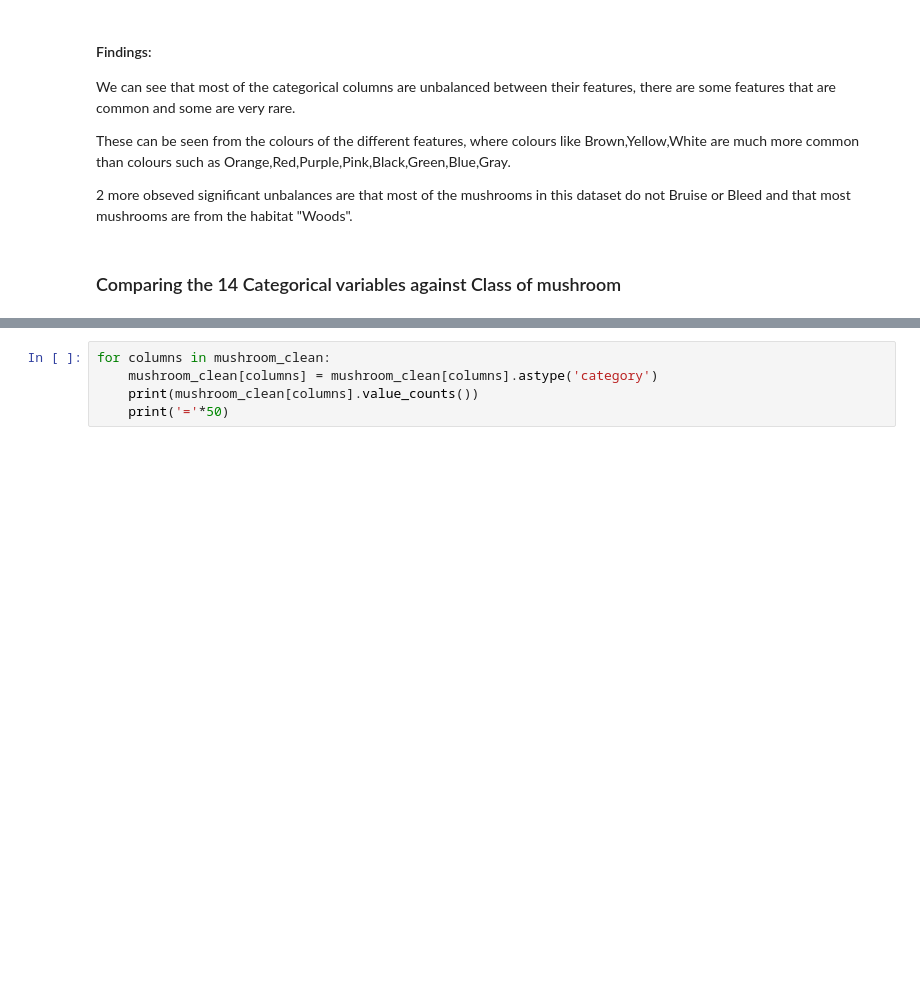
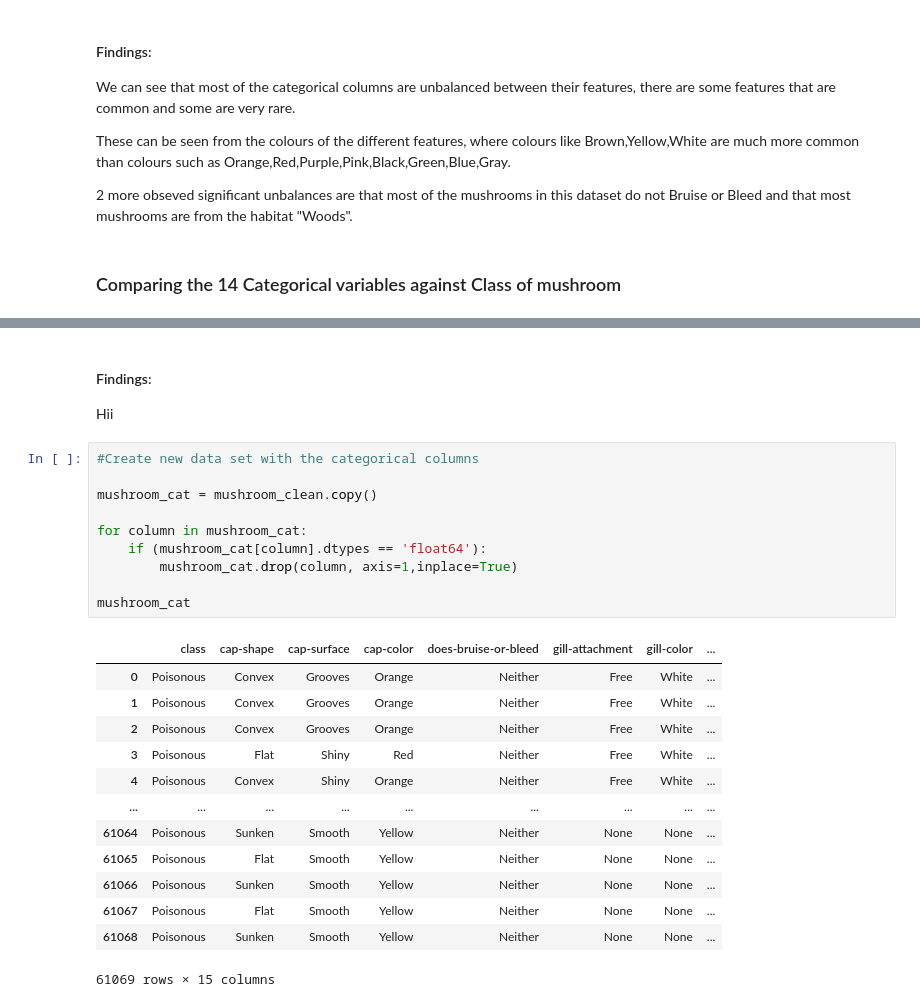
Before and after one commit to LeQi008/Mushroom_Classification, a Jupyter notebook: Data_Preparation_Cleaning.ipynb, the cells around one changed output, grey strips where cells are left out. Drawn from its saved outputs; the diff is of its cells as text; blank space fills up the shorter version.

```diff
--- a/Data_Preparation_Cleaning.ipynb
+++ b/Data_Preparation_Cleaning.ipynb
@@ -320,8 +390,31 @@ for column in mushroom_clean:
 <Figure size 900x400 with 0 Axes>
 [figure]
 ... (16 outputs left out)
-# %%
-for columns in mushroom_clean:
-    mushroom_clean[columns] = mushroom_clean[columns].astype('category')
-    print(mushroom_clean[columns].value_counts())
-    print('='*50)
+# %% [markdown]
+#### Findings:
+
+Hii
+# %%
+#Create new data set with the categorical columns
+
+mushroom_cat = mushroom_clean.copy()
+
+for column in mushroom_cat:
+    if (mushroom_cat[column].dtypes == 'float64'):
+        mushroom_cat.drop(column, axis=1,inplace=True)
+
+mushroom_cat
+# %% [output]
+|  | class | cap-shape | cap-surface | cap-color | does-bruise-or-bleed | gill-attachment | gill-color | ... |
+| 0 | Poisonous | Convex | Grooves | Orange | Neither | Free | White | ... |
+| 1 | Poisonous | Convex | Grooves | Orange | Neither | Free | White | ... |
+| 2 | Poisonous | Convex | Grooves | Orange | Neither | Free | White | ... |
+| 3 | Poisonous | Flat | Shiny | Red | Neither | Free | White | ... |
+| 4 | Poisonous | Convex | Shiny | Orange | Neither | Free | White | ... |
+| ... | ... | ... | ... | ... | ... | ... | ... | ... |
+| 61064 | Poisonous | Sunken | Smooth | Yellow | Neither | None | None | ... |
+| 61065 | Poisonous | Flat | Smooth | Yellow | Neither | None | None | ... |
+| 61066 | Poisonous | Sunken | Smooth | Yellow | Neither | None | None | ... |
+| 61067 | Poisonous | Flat | Smooth | Yellow | Neither | None | None | ... |
+| 61068 | Poisonous | Sunken | Smooth | Yellow | Neither | None | None | ... |
+61069 rows × 15 columns
```
Also changed, not shown: parts of 15 cells of this notebook.
